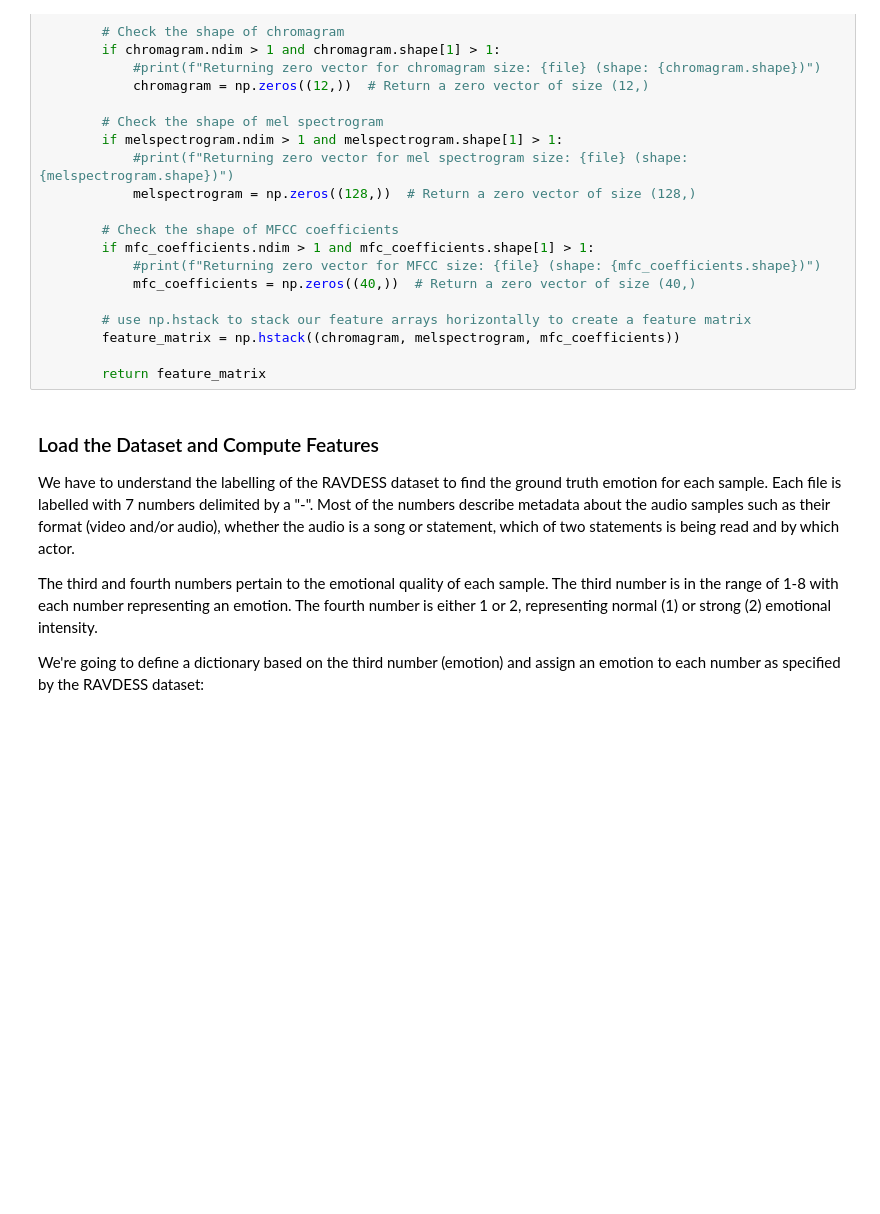
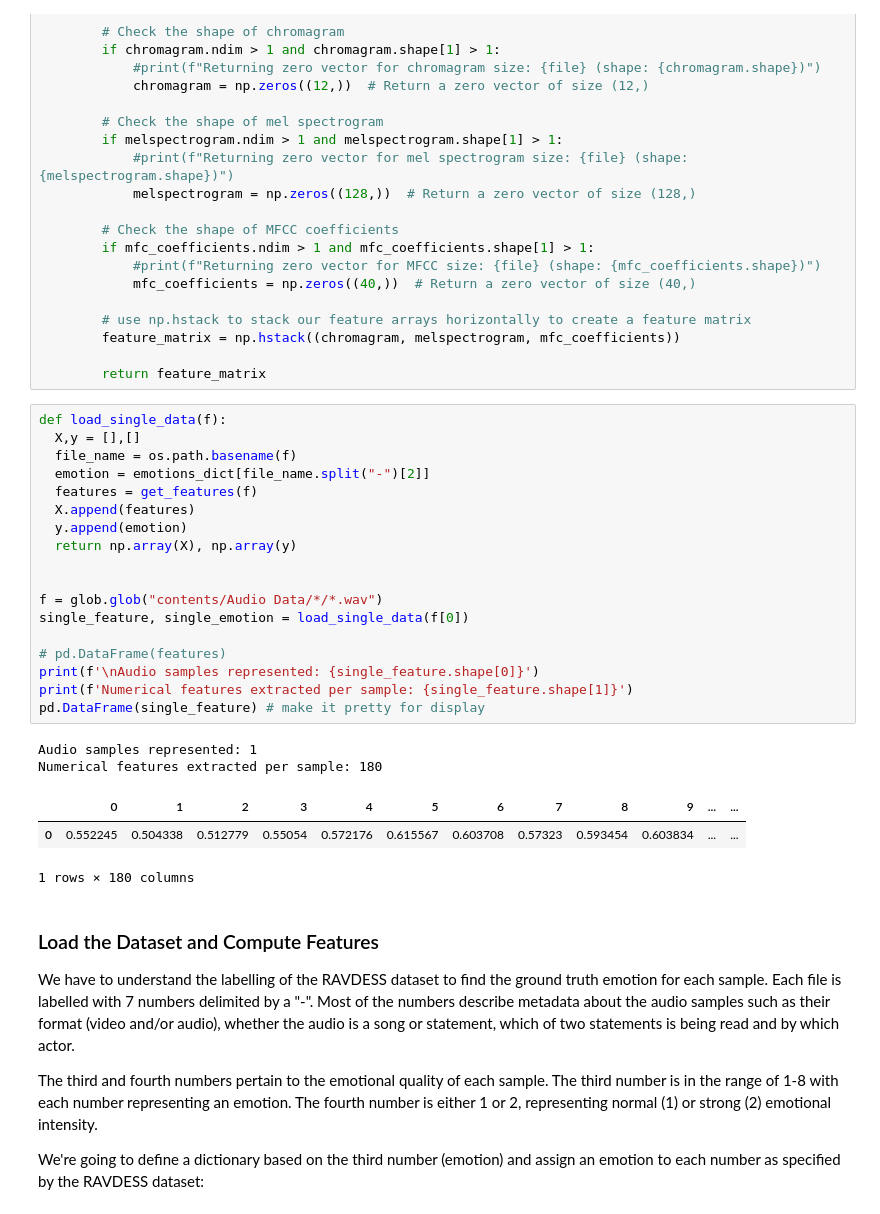
Before and after one commit to IAT-ExploringAI-2026/Week3-ClassicML, a Jupyter notebook: Week_3_MachineLearning.ipynb, the cells around one changed output. Saved outputs shown, nothing was run; the diff lists cells and outputs as text; blank space fills up the shorter version.

```diff
--- a/Week_3_MachineLearning.ipynb
+++ b/Week_3_MachineLearning.ipynb
@@ -142,6 +142,30 @@ def get_features(file):
         feature_matrix = np.hstack((chromagram, melspectrogram, mfc_coefficients))
 
         return feature_matrix
+# %%
+def load_single_data(f):
+  X,y = [],[]
+  file_name = os.path.basename(f)
+  emotion = emotions_dict[file_name.split("-")[2]]
+  features = get_features(f)
+  X.append(features)
+  y.append(emotion)
+  return np.array(X), np.array(y)
+
+
+f = glob.glob("contents/Audio Data/*/*.wav")
+single_feature, single_emotion = load_single_data(f[0])
+
+# pd.DataFrame(features)
+print(f'\nAudio samples represented: {single_feature.shape[0]}')
+print(f'Numerical features extracted per sample: {single_feature.shape[1]}')
+pd.DataFrame(single_feature) # make it pretty for display
+# %% [output]
+Audio samples represented: 1
+Numerical features extracted per sample: 180
+|  | 0 | 1 | 2 | 3 | 4 | 5 | 6 | 7 | 8 | 9 | ... | ... |
+| 0 | 0.552245 | 0.504338 | 0.512779 | 0.55054 | 0.572176 | 0.615567 | 0.603708 | 0.57323 | 0.593454 | 0.603834 | ... | ... |
+1 rows × 180 columns
 # %% [markdown]
 ### Load the Dataset and Compute Features
 We have to understand the labelling of the RAVDESS dataset to find the ground truth emotion for each sample.
```
Also changed, not shown: parts of 25 cells of this notebook.
